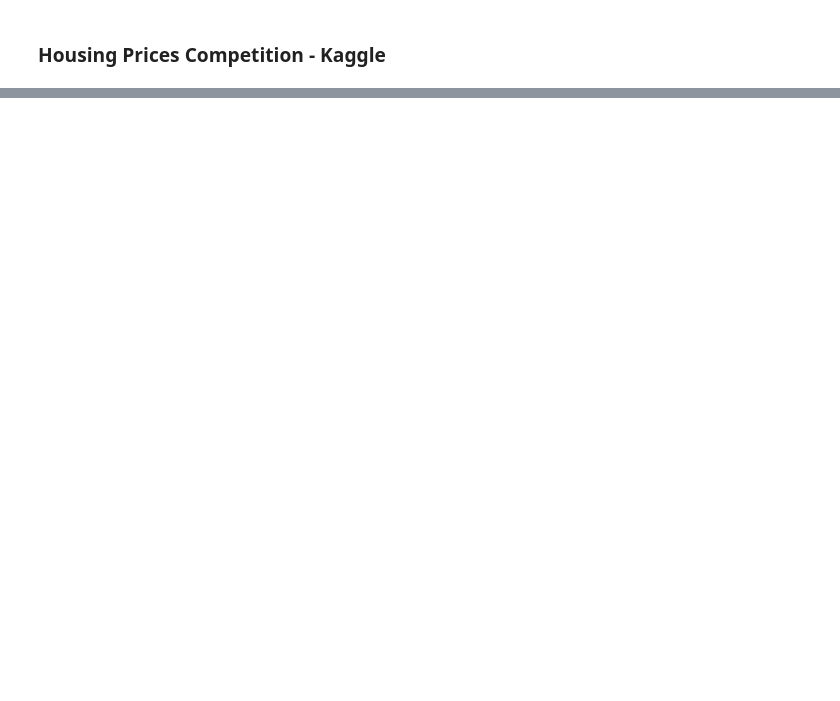
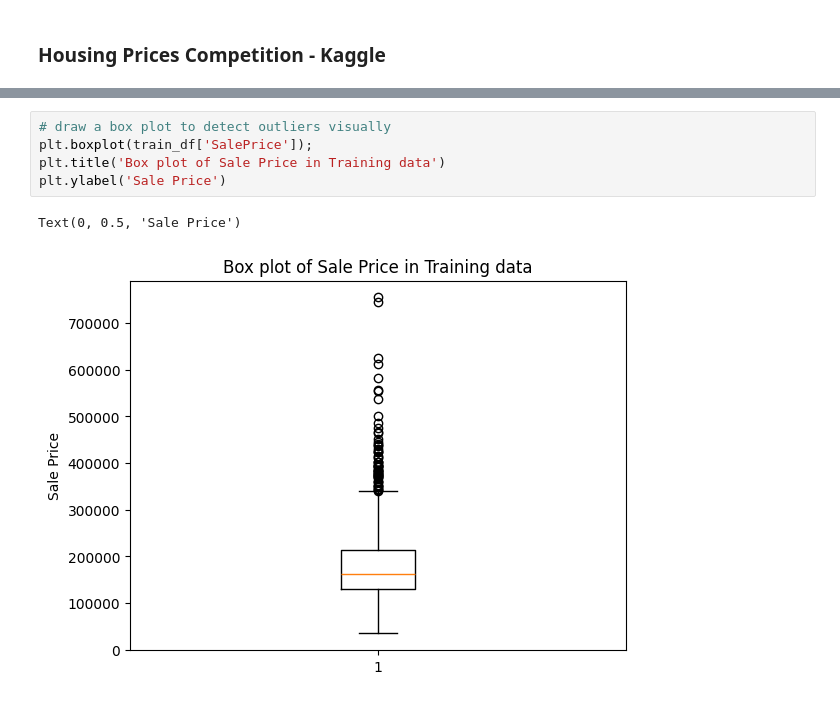
Before and after one commit to evelynluu1720/Project3-HousingPrice-Kaggle, a Jupyter notebook: main.ipynb, the cells around one changed output, grey strips where cells are left out. Saved outputs shown, nothing was run; the diff lists cells and outputs as text; blank space fills up the shorter version.

```diff
--- a/main.ipynb
+++ b/main.ipynb
@@ -63,0 +40,8 @@ train_df.head()
+# %%
+# draw a box plot to detect outliers visually
+plt.boxplot(train_df['SalePrice']);
+plt.title('Box plot of Sale Price in Training data')
+plt.ylabel('Sale Price')
+# %% [output]
+Text(0, 0.5, 'Sale Price')
+[figure, added]
```
Also changed, not shown: parts of 27 cells of this notebook, 1 other file.
